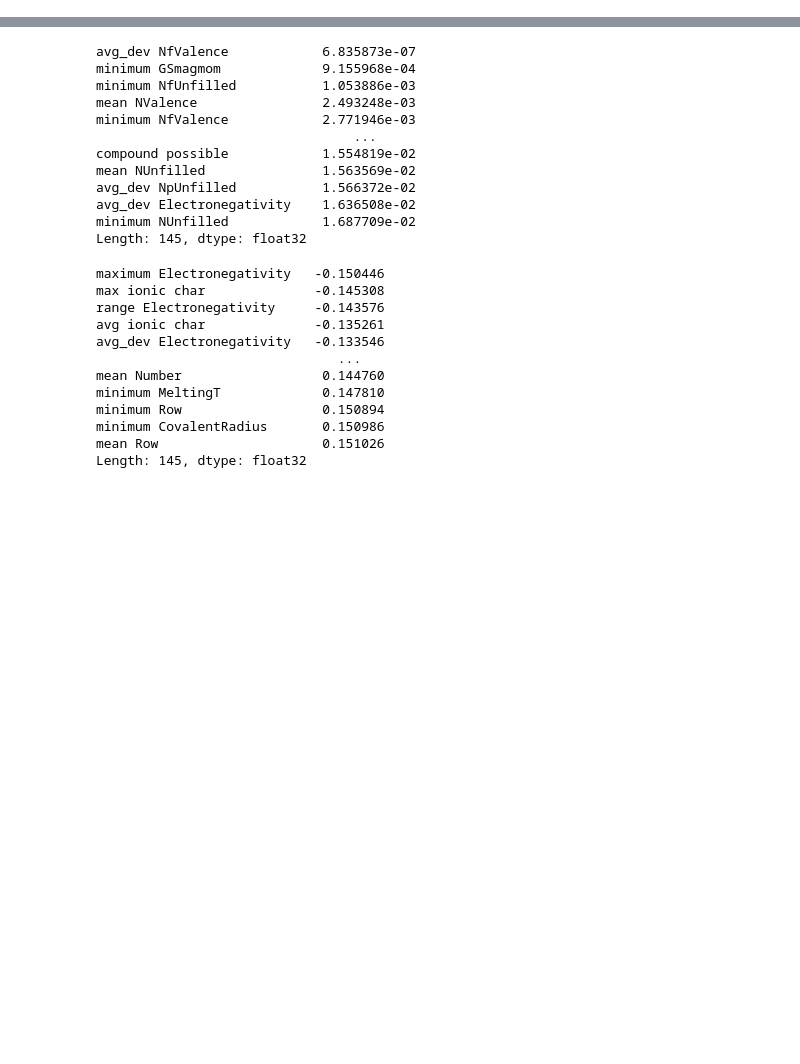
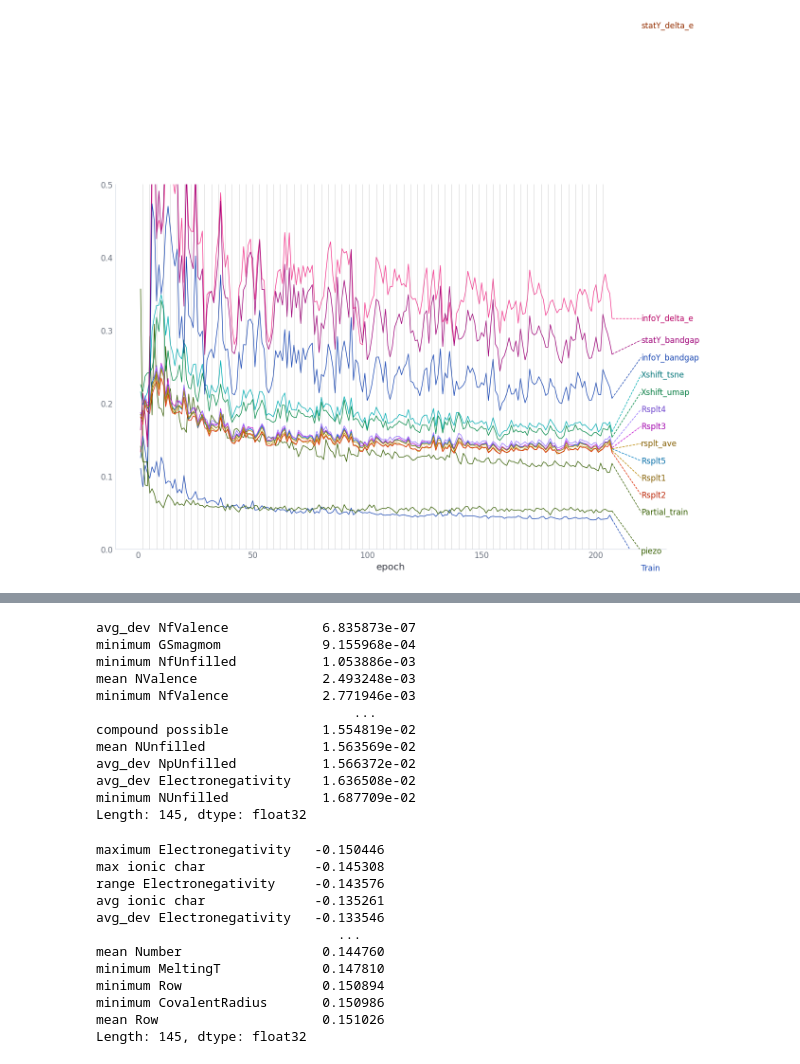
Before and after one commit to nicholas-miklaucic/ood-materials, a Jupyter notebook: log-visuals.ipynb, the cells around one changed output, grey strips where cells are left out. Cells and saved outputs as stored; diff of their text form; code cells hidden in the pictures; blank space fills up the shorter version.

```diff
--- a/log-visuals.ipynb
+++ b/log-visuals.ipynb
@@ -32,3 +38,7 @@ df2 = plot_logs('delta_e_02-23-16-21')
+# %%
+df = plot_logs('exp_to_compare_with_yours')
+# %% [output]
+[figure, added]
 # %%
 import torch
 from glob import glob
```
Also changed, not shown: parts of 6 cells of this notebook, 5 other files.
